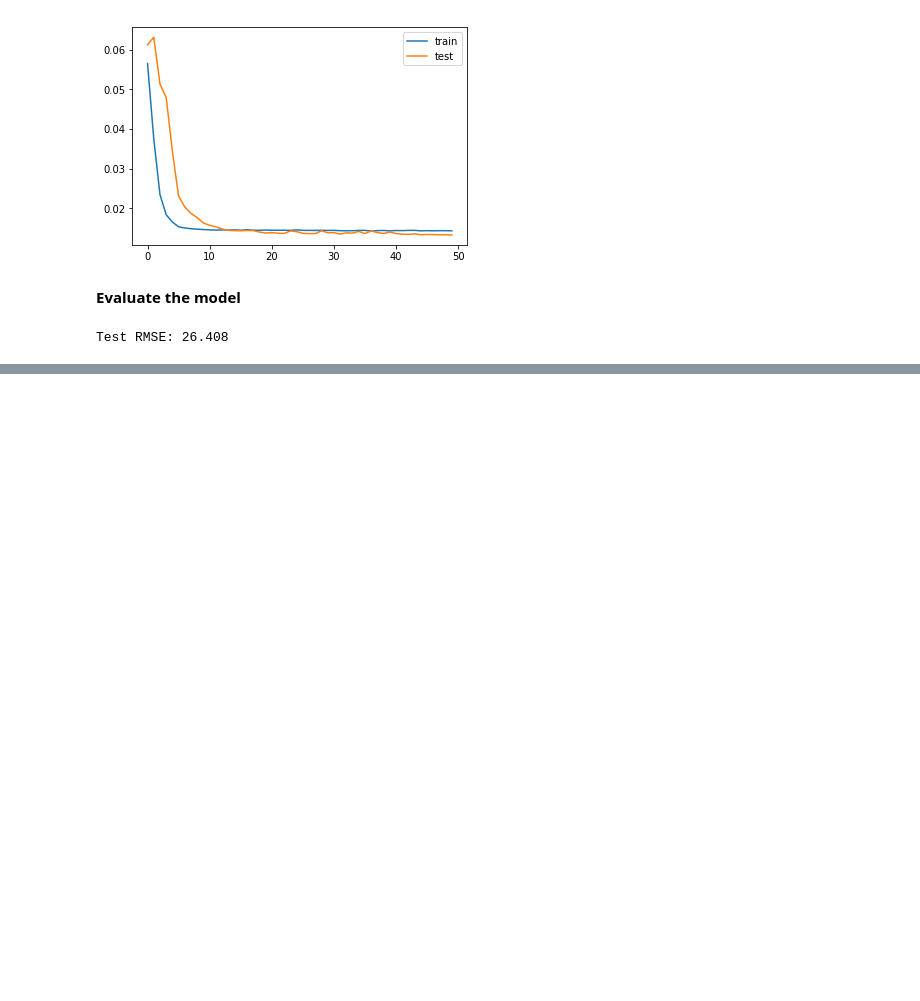
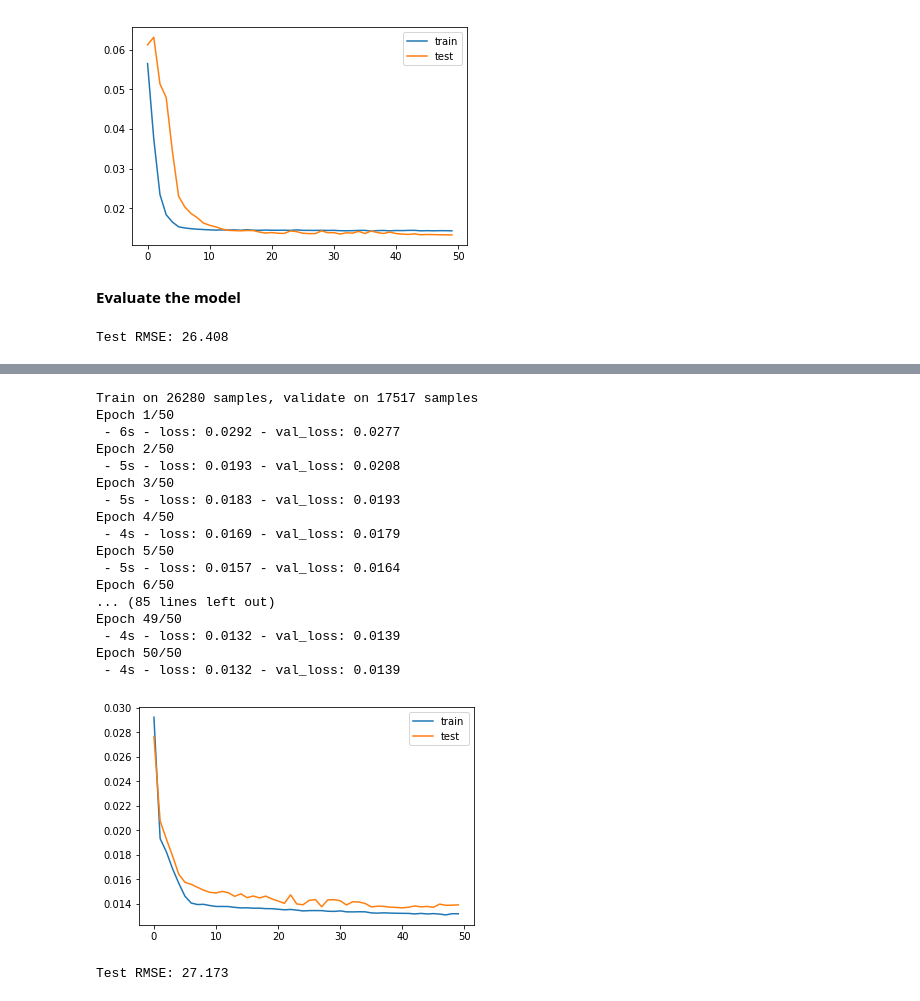
Before and after one commit to Maxtoq/Multivariate-Time-Series-Forecasting-with-LSTM, a Jupyter notebook: Multivariate Time Series Forecasting with LSTM.ipynb, the cells around one changed output, grey strips where cells are left out. Drawn from its saved outputs; the diff is of its cells as text; code cells hidden in the pictures; blank space fills up the shorter version.

```diff
--- a/Multivariate Time Series Forecasting with LSTM.ipynb
+++ b/Multivariate Time Series Forecasting with LSTM.ipynb
@@ -234,0 +264,59 @@ pyplot.show()
+# %%
+# Create and fit the network
+model = Sequential([LSTM(50, input_shape=(train_X.shape[1], train_X.shape[2])),
+                    Dense(1)])
+model.compile(loss='mae', optimizer='adam')
+
+history = model.fit(train_X, train_y,
+                    epochs=50,
+                    batch_size=72,
+                    validation_data=(test_X, test_y),
+                    verbose=2,
+                    shuffle=False)
+
+# Plot history
+pyplot.plot(history.history['loss'], label='train')
+pyplot.plot(history.history['val_loss'], label='test')
+pyplot.legend()
+pyplot.show()
+# %% [output]
+Train on 26280 samples, validate on 17517 samples
+Epoch 1/50
+ - 6s - loss: 0.0292 - val_loss: 0.0277
+Epoch 2/50
+ - 5s - loss: 0.0193 - val_loss: 0.0208
+Epoch 3/50
+ - 5s - loss: 0.0183 - val_loss: 0.0193
+Epoch 4/50
+ - 4s - loss: 0.0169 - val_loss: 0.0179
+Epoch 5/50
+ - 5s - loss: 0.0157 - val_loss: 0.0164
+Epoch 6/50
+... (85 lines left out)
+Epoch 49/50
+ - 4s - loss: 0.0132 - val_loss: 0.0139
+Epoch 50/50
+ - 4s - loss: 0.0132 - val_loss: 0.0139
+[figure, added]
+# %%
+# Evaluate the model
+# Make the prediction
+y_hat = model.predict(test_X)
+test_X = test_X.reshape((test_X.shape[0], nb_hours * nb_features))
+
+# Invert scaling for forecast
+inv_y_hat = np.concatenate((y_hat, test_X[:, -7:]), axis=1)
+inv_y_hat = scaler.inverse_transform(inv_y_hat)
+inv_y_hat = inv_y_hat[:, 0]
+
+# invert scaling for actual
+test_y = test_y.reshape((len(test_y), 1))
+inv_y = np.concatenate((test_y, test_X[:, -7:]), axis=1)
+inv_y = scaler.inverse_transform(inv_y)
+inv_y = inv_y[:, 0]
+
+# Calculate Root Mean Squared Error
+rmse = math.sqrt(mean_squared_error(inv_y, inv_y_hat))
+print('Test RMSE: %.3f' % rmse)
+# %% [output]
+Test RMSE: 27.173
```
Also changed, not shown: parts of 5 cells of this notebook.
